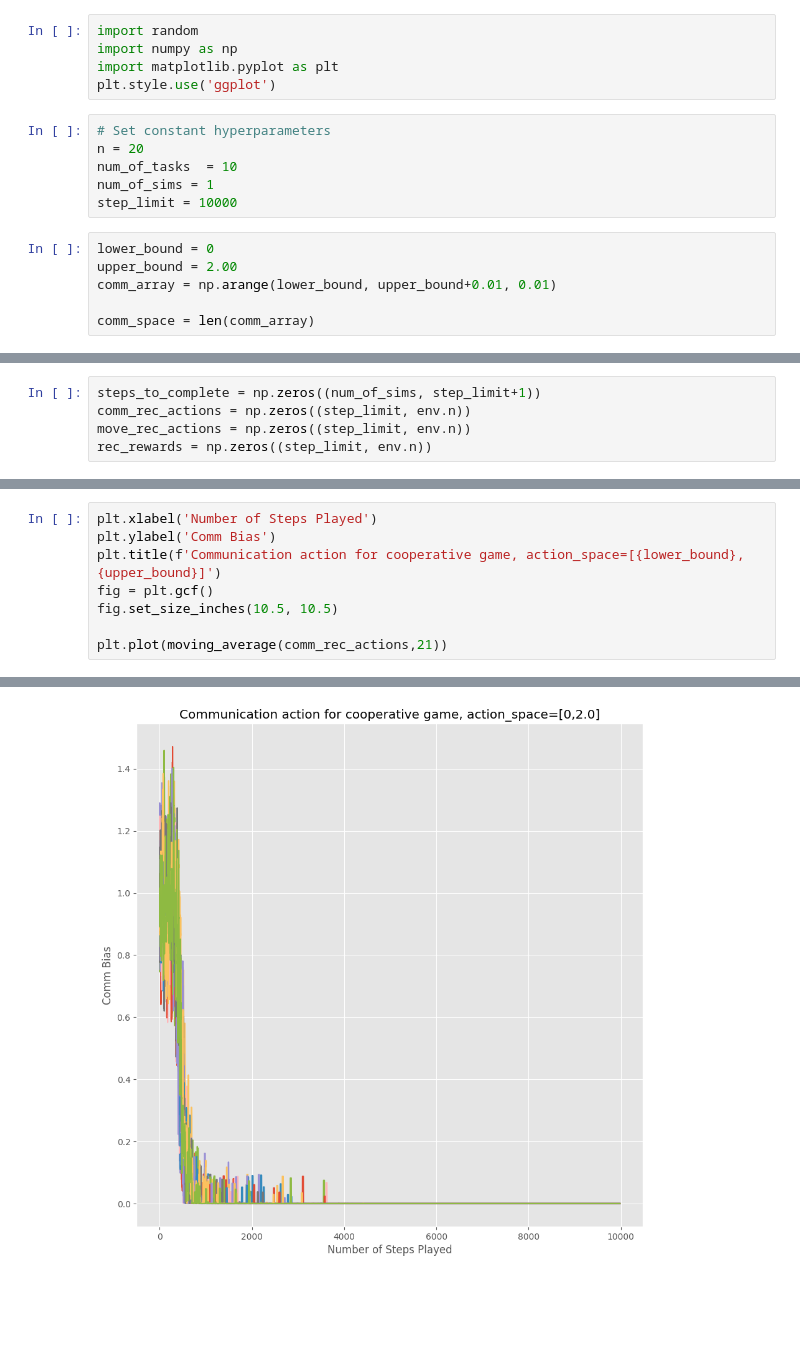
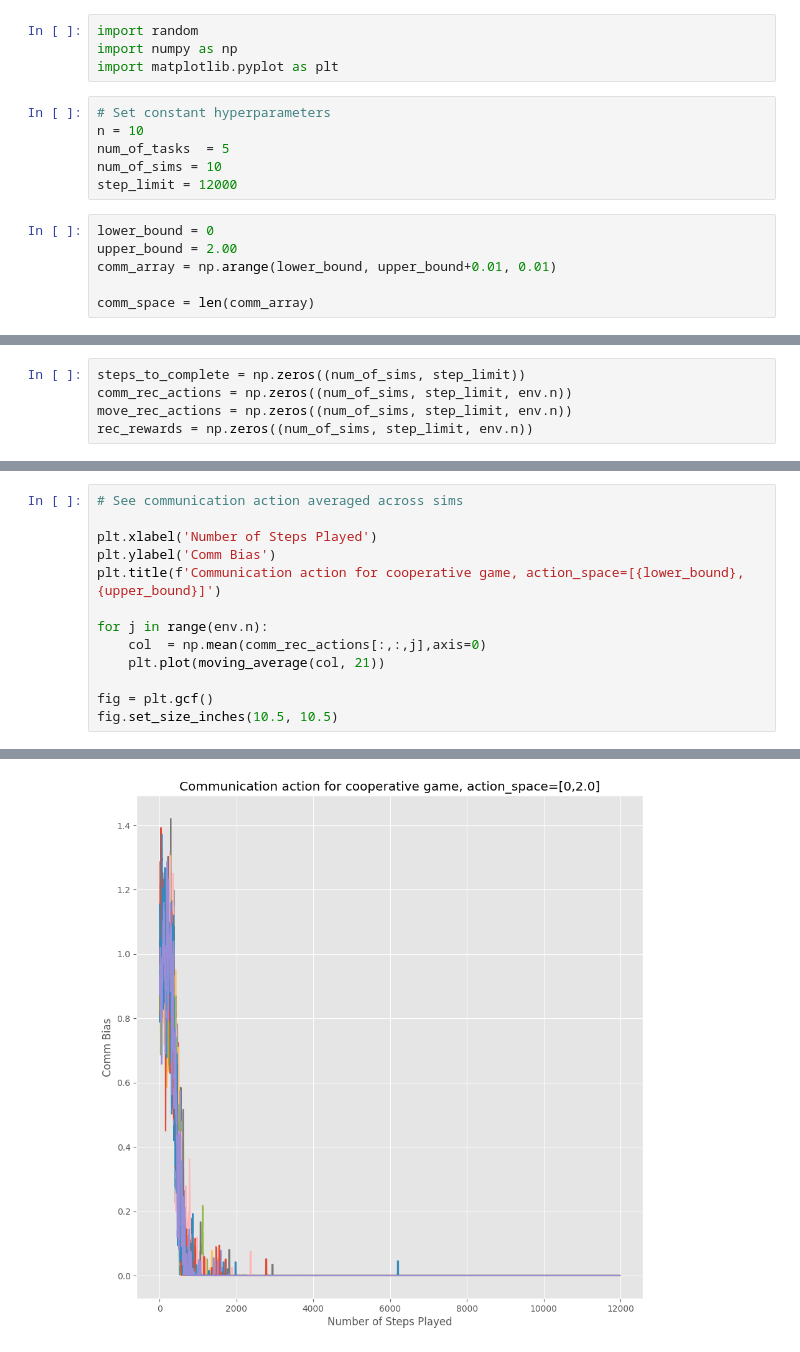
Before and after one commit to akhimoche/coop-form-marl, a Jupyter notebook: driver_code.ipynb, the cells around one changed output, grey strips where cells are left out. Drawn from its saved outputs; the diff is of its cells as text; blank space fills up the shorter version.

```diff
--- a/driver_code.ipynb
+++ b/driver_code.ipynb
@@ -5,13 +5,12 @@ from utils.IACagent import Agent
 import random
 import numpy as np
 import matplotlib.pyplot as plt
-plt.style.use('ggplot')
 # %%
 # Set constant hyperparameters
-n = 20
-num_of_tasks  = 10
-num_of_sims = 1
-step_limit = 10000
+n = 10
+num_of_tasks  = 5
+num_of_sims = 10
+step_limit = 12000
 # %%
 lower_bound = 0
 upper_bound = 2.00
@@ -23,8 +26,8 @@ env = CoopEnv(n=n, num_of_tasks=num_of_tasks)
 # %%
-steps_to_complete = np.zeros((num_of_sims, step_limit+1))
-comm_rec_actions = np.zeros((step_limit, env.n))
-move_rec_actions = np.zeros((step_limit, env.n))
-rec_rewards = np.zeros((step_limit, env.n))
+steps_to_complete = np.zeros((num_of_sims, step_limit))
+comm_rec_actions = np.zeros((num_of_sims, step_limit, env.n))
+move_rec_actions = np.zeros((num_of_sims, step_limit, env.n))
+rec_rewards = np.zeros((num_of_sims, step_limit, env.n))
 # %%
 def main():
 
@@ -122,9 +125,14 @@ plt.plot(moving_average(b,20))
 # %%
+# See communication action averaged across sims
+
 plt.xlabel('Number of Steps Played')
 plt.ylabel('Comm Bias')
 plt.title(f'Communication action for cooperative game, action_space=[{lower_bound},{upper_bound}]')
+
+for j in range(env.n):
+    col  = np.mean(comm_rec_actions[:,:,j],axis=0)
+    plt.plot(moving_average(col, 21))
+
 fig = plt.gcf()
 fig.set_size_inches(10.5, 10.5)
-
-plt.plot(moving_average(comm_rec_actions,21))
 # %% [output]
@@ -151,2 +139,2 @@ plt.plot(moving_average(comm_rec_actions,21))
-[figure, old version]
+[figure, new version]
 # %%
```
Also changed, not shown: parts of 9 cells of this notebook, 30 other files.
